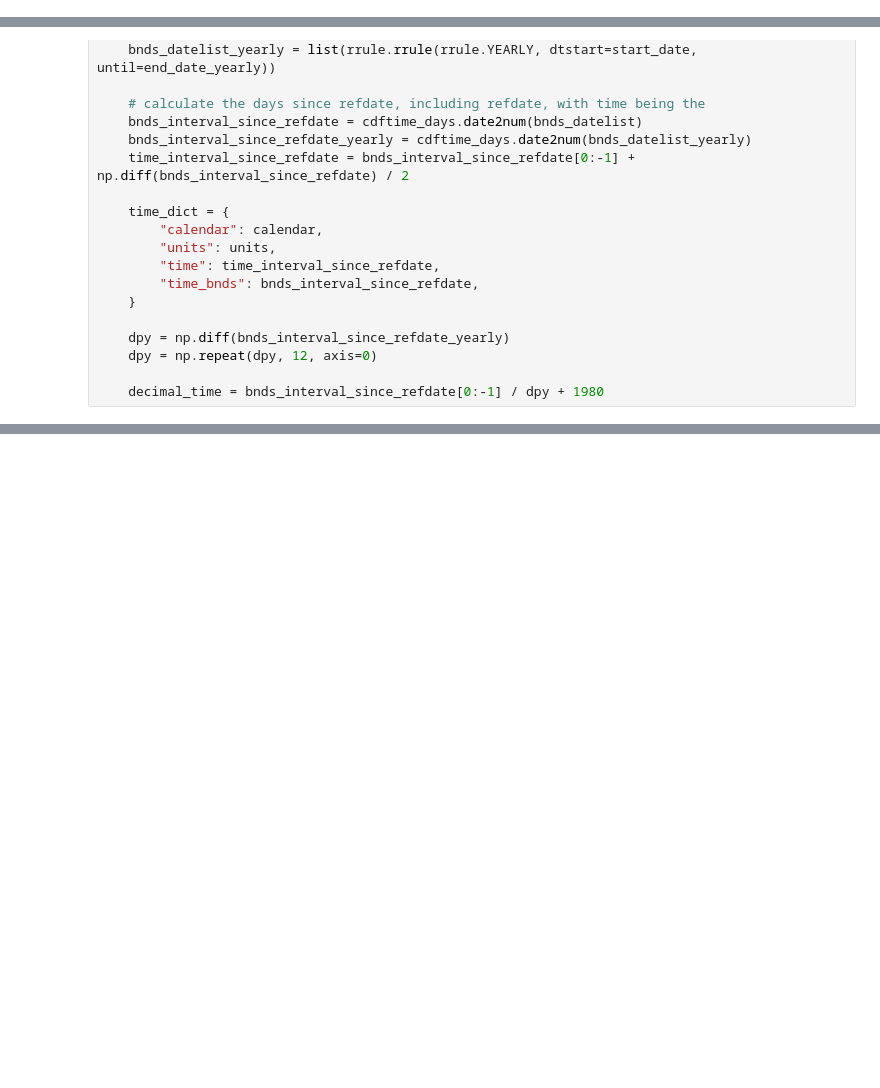
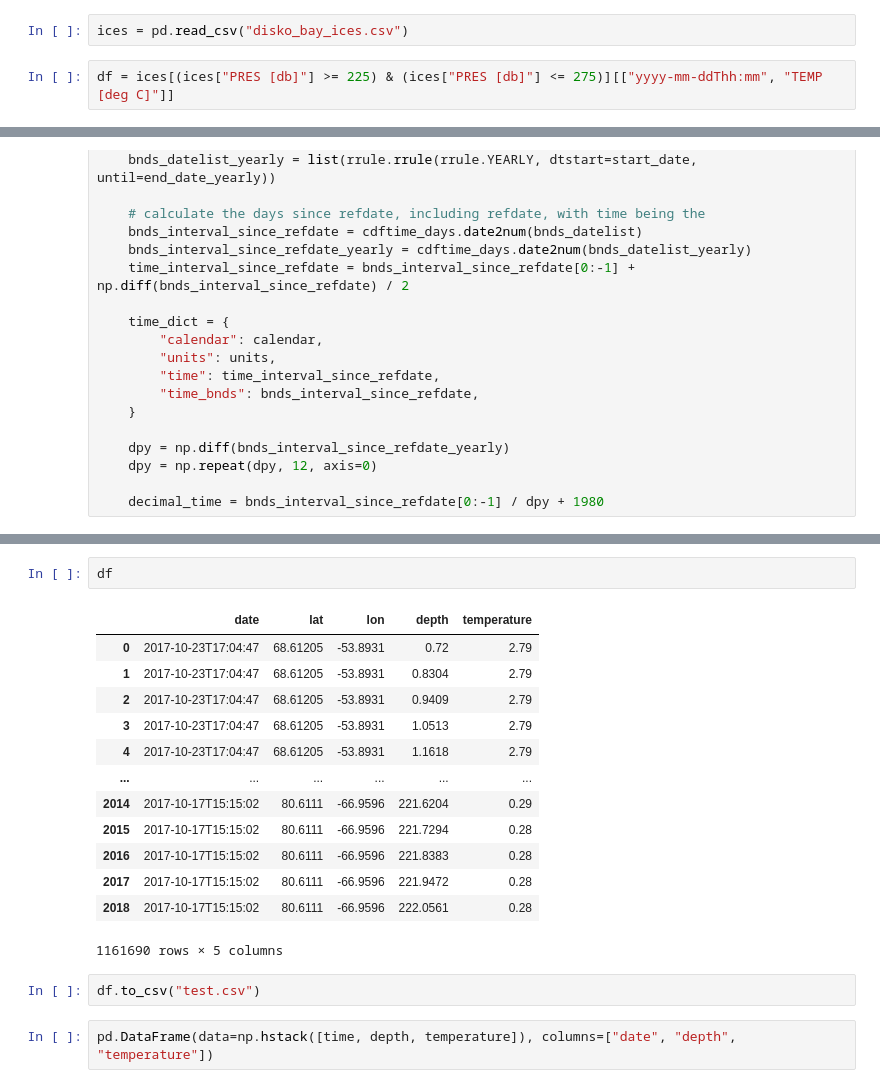
Before and after one commit to pism/pism-greenland, a Jupyter notebook: data_sets/ocean/sub_shelf_melt.ipynb, the cells around one changed output, grey strips where cells are left out. Saved outputs shown, nothing was run; the diff lists cells and outputs as text; blank space fills up the shorter version.

Commit message:
work on Disko Bay temperatures

```diff
--- a/data_sets/ocean/sub_shelf_melt.ipynb
+++ b/data_sets/ocean/sub_shelf_melt.ipynb
@@ -162,0 +125,4 @@ Text(0, 0.5, 'Temperature (Celsius)')
+# %%
+ices = pd.read_csv("disko_bay_ices.csv")
+# %%
+df = ices[(ices["PRES [db]"] >= 225) & (ices["PRES [db]"] <= 275)][["yyyy-mm-ddThh:mm", "TEMP [deg C]"]]
@@ -420,0 +361,20 @@ len(bnds_interval_since_refdate[0:-1])
+# %%
+df
+# %% [output]
+|  | date | lat | lon | depth | temperature |
+| 0 | 2017-10-23T17:04:47 | 68.61205 | -53.8931 | 0.72 | 2.79 |
+| 1 | 2017-10-23T17:04:47 | 68.61205 | -53.8931 | 0.8304 | 2.79 |
+| 2 | 2017-10-23T17:04:47 | 68.61205 | -53.8931 | 0.9409 | 2.79 |
+| 3 | 2017-10-23T17:04:47 | 68.61205 | -53.8931 | 1.0513 | 2.79 |
+| 4 | 2017-10-23T17:04:47 | 68.61205 | -53.8931 | 1.1618 | 2.79 |
+| ... | ... | ... | ... | ... | ... |
+| 2014 | 2017-10-17T15:15:02 | 80.6111 | -66.9596 | 221.6204 | 0.29 |
+| 2015 | 2017-10-17T15:15:02 | 80.6111 | -66.9596 | 221.7294 | 0.28 |
+| 2016 | 2017-10-17T15:15:02 | 80.6111 | -66.9596 | 221.8383 | 0.28 |
+| 2017 | 2017-10-17T15:15:02 | 80.6111 | -66.9596 | 221.9472 | 0.28 |
+| 2018 | 2017-10-17T15:15:02 | 80.6111 | -66.9596 | 222.0561 | 0.28 |
+1161690 rows × 5 columns
+# %%
+df.to_csv("test.csv")
+# %%
+pd.DataFrame(data=np.hstack([time, depth, temperature]), columns=["date", "depth", "temperature"])
```
Also changed, not shown: parts of 34 cells of this notebook, 4 other files.
